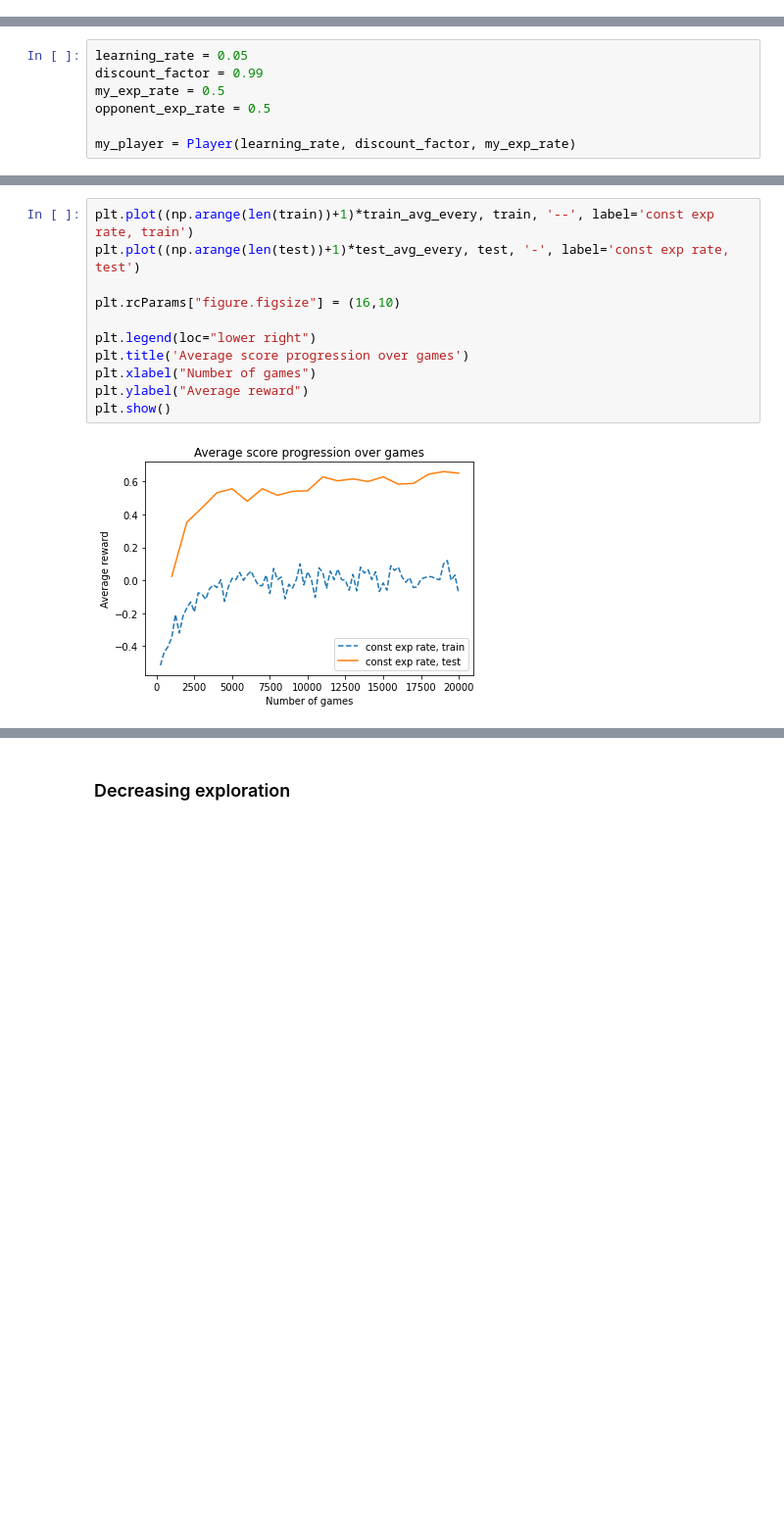
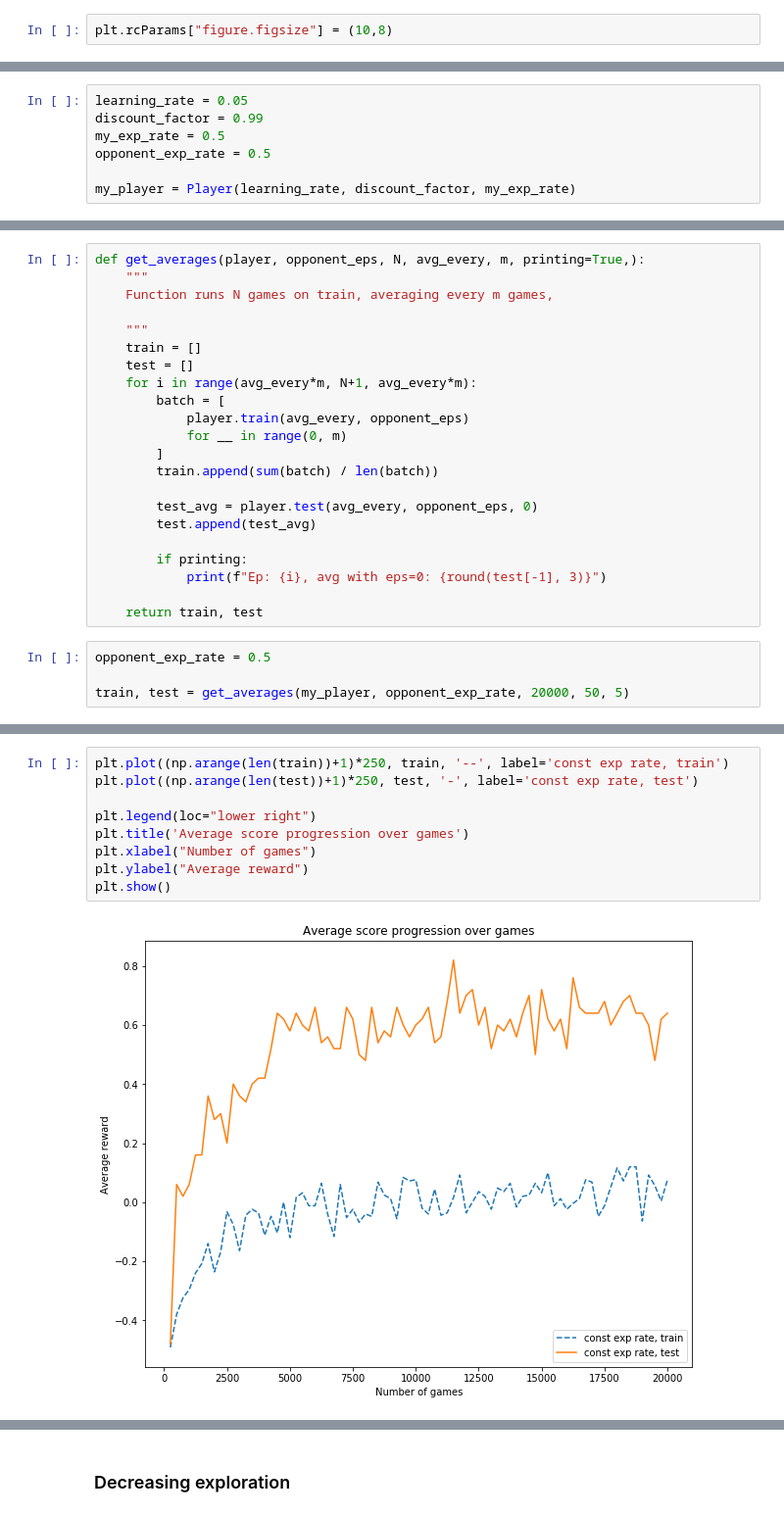
Before and after one commit to nov3o/tik-tok-toe, a Jupyter notebook: project.ipynb, the cells around one changed output, grey strips where cells are left out. Shown at 98% size. Saved outputs shown, nothing was run; the diff lists cells and outputs as text; blank space fills up the shorter version.

```diff
--- a/project.ipynb
+++ b/project.ipynb
@@ -24,6 +24,8 @@ def to_parallel(func, func_args):
     for proc in jobs:
         proc.join()
     return dict(return_dict)
+# %%
+plt.rcParams["figure.figsize"] = (10,8)
 # %% [markdown]
 #### TODO
 - Move to real Q-table
@@ -231,0 +179,26 @@ Ep: 19750, avg: 0.65
+# %%
+def get_averages(player, opponent_eps, N, avg_every, m, printing=True,):
+    """
+    Function runs N games on train, averaging every m games,
+
+    """
+    train = []
+    test = []
+    for i in range(avg_every*m, N+1, avg_every*m):
+        batch = [
+            player.train(avg_every, opponent_eps)
+            for __ in range(0, m)
+        ]
+        train.append(sum(batch) / len(batch))
+
+        test_avg = player.test(avg_every, opponent_eps, 0)
+        test.append(test_avg)
+
+        if printing:
+            print(f"Ep: {i}, avg with eps=0: {round(test[-1], 3)}")
+
+    return train, test
+# %%
+opponent_exp_rate = 0.5
+
+train, test = get_averages(my_player, opponent_exp_rate, 20000, 50, 5)
@@ -232,14 +223,12 @@ Ep: 19750, avg: 0.65
 # %%
-plt.plot((np.arange(len(train))+1)*train_avg_every, train, '--', label='const exp rate, train')
-plt.plot((np.arange(len(test))+1)*test_avg_every, test, '-', label='const exp rate, test')
-
-plt.rcParams["figure.figsize"] = (16,10)
+plt.plot((np.arange(len(train))+1)*250, train, '--', label='const exp rate, train')
+plt.plot((np.arange(len(test))+1)*250, test, '-', label='const exp rate, test')
 
 plt.legend(loc="lower right")
 plt.title('Average score progression over games')
 plt.xlabel("Number of games")
 plt.ylabel("Average reward")
 plt.show()
 # %% [output]
-[figure, old version]
+[figure, new version]
 # %% [markdown]
```
Also changed, not shown: parts of 30 cells of this notebook.
